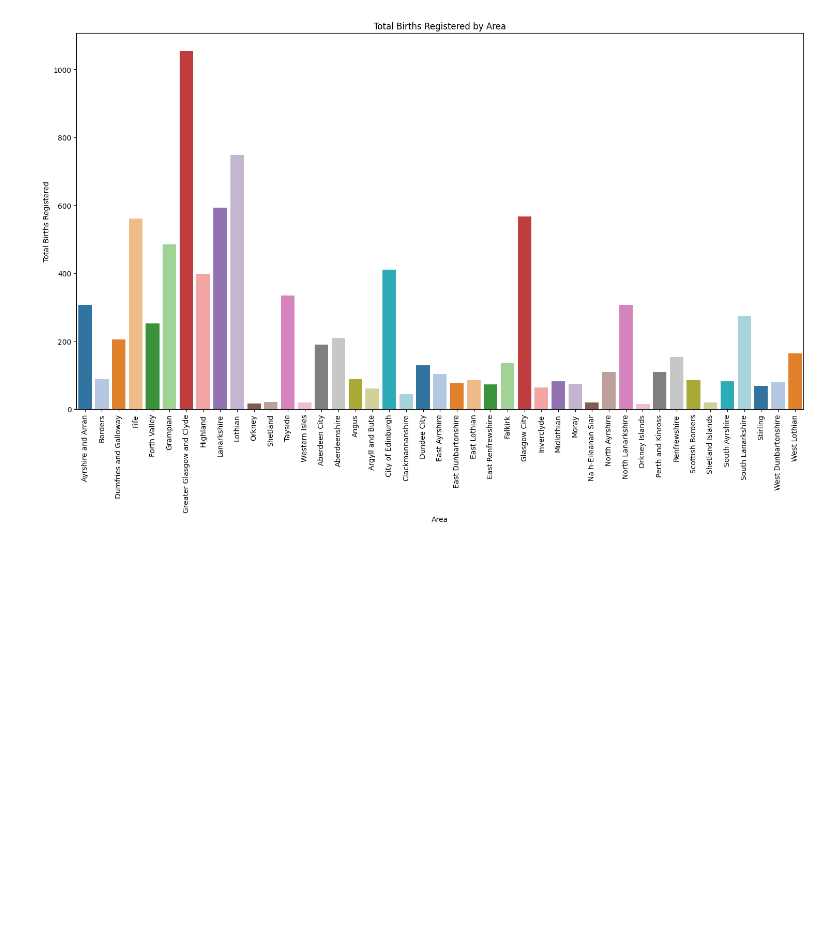
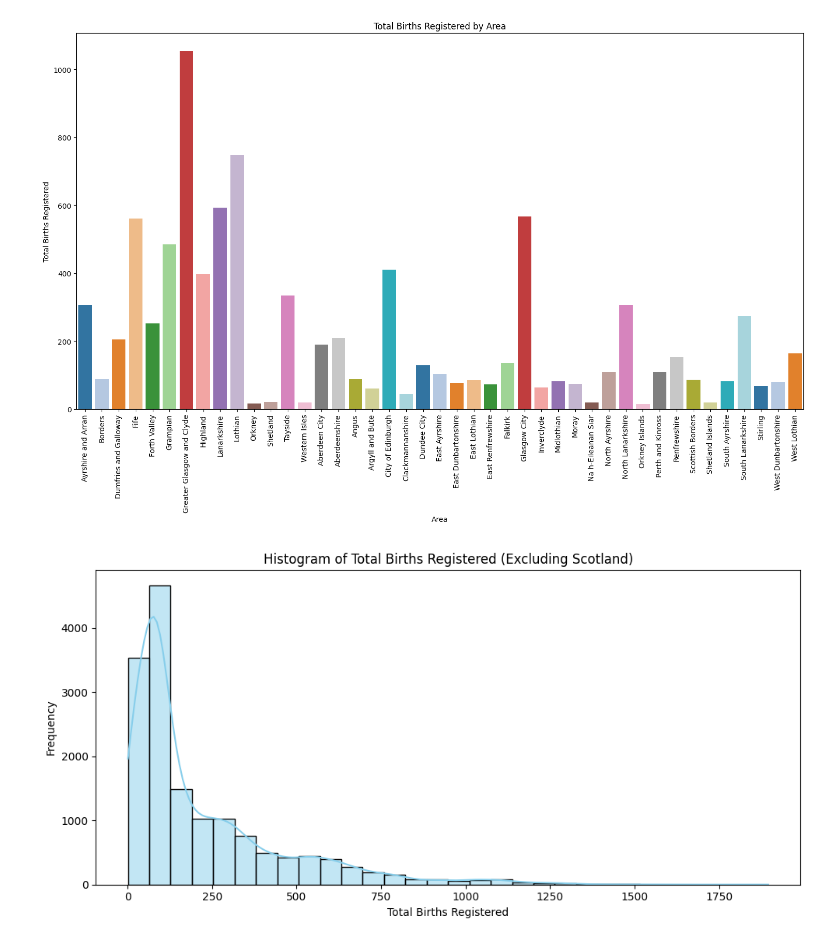
Before and after one commit to umairabid205/scotland-birth-forecast, a Jupyter notebook: data/processed/preprocessing.ipynb, the cells around one changed output. Cells and saved outputs as stored; diff of their text form; code cells hidden in the pictures; blank space fills up the shorter version.

```diff
--- a/data/processed/join_tables.ipynb
+++ b/data/processed/preprocessing.ipynb
@@ -182,0 +176,11 @@ plt.show()
+# %%
+# Histogram
+plt.figure(figsize=(10, 5))
+sns.histplot(x=data_no_scotland['Births registered total'], bins=30, kde=True, color='skyblue')
+plt.title('Histogram of Total Births Registered (Excluding Scotland)')
+plt.xlabel('Total Births Registered')
+plt.ylabel('Frequency')
+plt.tight_layout()
+plt.show()
+# %% [output]
+[figure, added]
```
Also changed, not shown: parts of 20 cells of this notebook, 25 other files.
